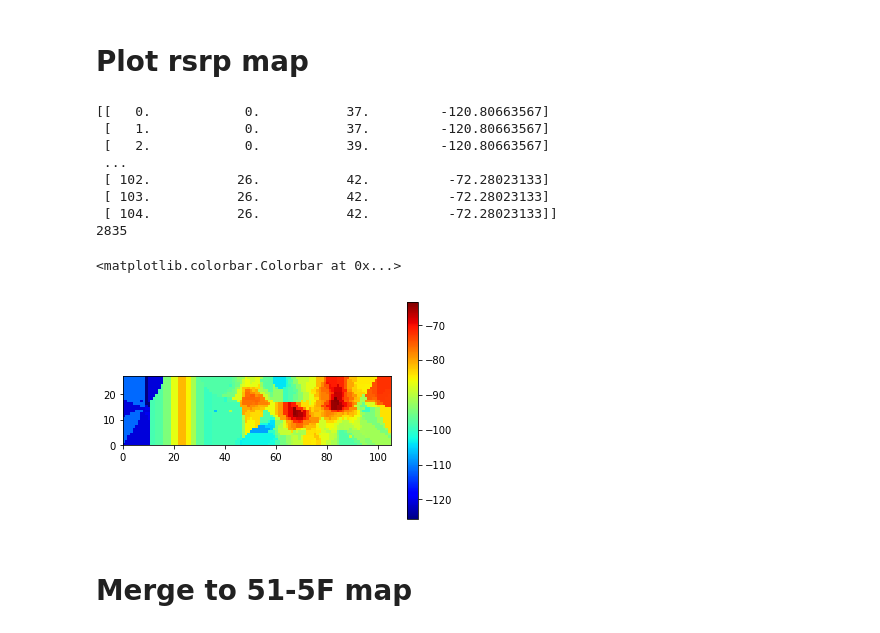
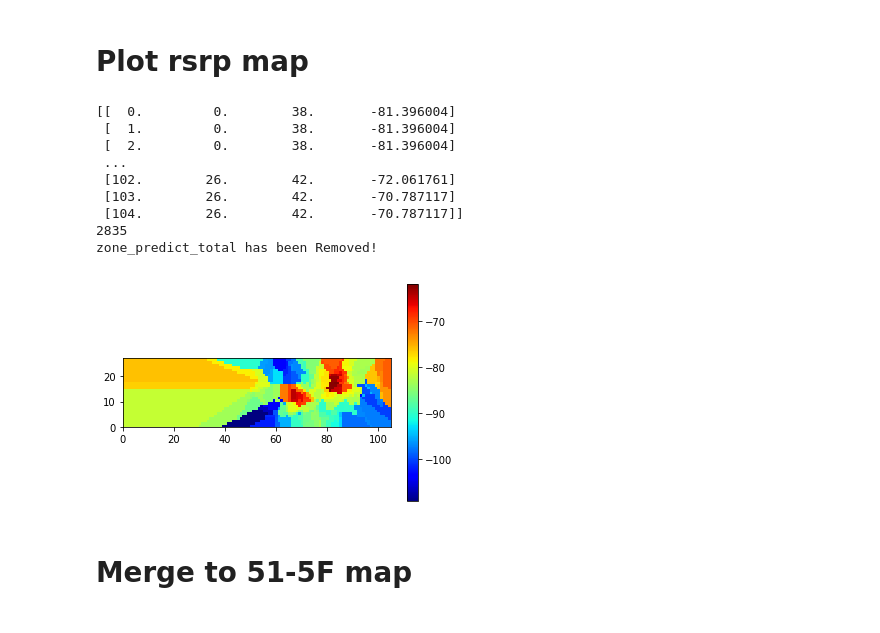
Before and after one commit to KJtiming/RadioMap, a Jupyter notebook: data_zone_rebuild.ipynb, the cells around one changed output. Cells and saved outputs as stored; diff of their text form; code cells hidden in the pictures.

```diff
--- a/data_zone_rebuild.ipynb
+++ b/data_zone_rebuild.ipynb
@@ -441,29 +595,32 @@ RMSE with weight result ==  0.08855441180606749
 Plot rsrp map
 ===
 # %%
-df_total = pd.read_csv('./zone_result/zone_predict_total.csv')
-df_total_sort = df_total.sort_values(by=['y','x'])
+#df_total = pd.read_csv('./zone_result/zone_predict_total.csv')
+#print(df_total)
+df_total_sort = zone_predict_total_pd.sort_values(by=['y','x'])
 #print (df_total_sort)
 rsrp_map_frompd = df_total_sort.values
 print (rsrp_map_frompd)
 print (len(rsrp_map_frompd))
 rsrp_map_pd = (rsrp_map_frompd[:,3]).reshape(27, 105)
 img = plt.imread("./pic/51_5F-3.png")
 plt.imshow(img, zorder=0, extent=[0, map_size[0], 0, map_size[1]])
 heatmap_rsrp = plt.pcolor(rsrp_map_pd,cmap='jet',alpha=1)
 plt.savefig('./result_rsrp/rsrp_map.png')
 plt.colorbar()
+os.remove('./zone_result/zone_predict_total.csv')
+print("zone_predict_total has been Removed!")
 # %% [output]
-[[   0.            0.           37.         -120.80663567]
- [   1.            0.           37.         -120.80663567]
- [   2.            0.           39.         -120.80663567]
+[[  0.         0.        38.       -81.396004]
+ [  1.         0.        38.       -81.396004]
+ [  2.         0.        38.       -81.396004]
  ...
- [ 102.           26.           42.          -72.28023133]
- [ 103.           26.           42.          -72.28023133]
- [ 104.           26.           42.          -72.28023133]]
+ [102.        26.        42.       -72.061761]
+ [103.        26.        42.       -70.787117]
+ [104.        26.        42.       -70.787117]]
 2835
+zone_predict_total has been Removed!
-<matplotlib.colorbar.Colorbar at 0x...>
-[figure, old version]
+[figure, new version]
 # %% [markdown]
 Merge to 51-5F map
 ===
```
Also changed, not shown: parts of 12 cells of this notebook, 13 other files.
